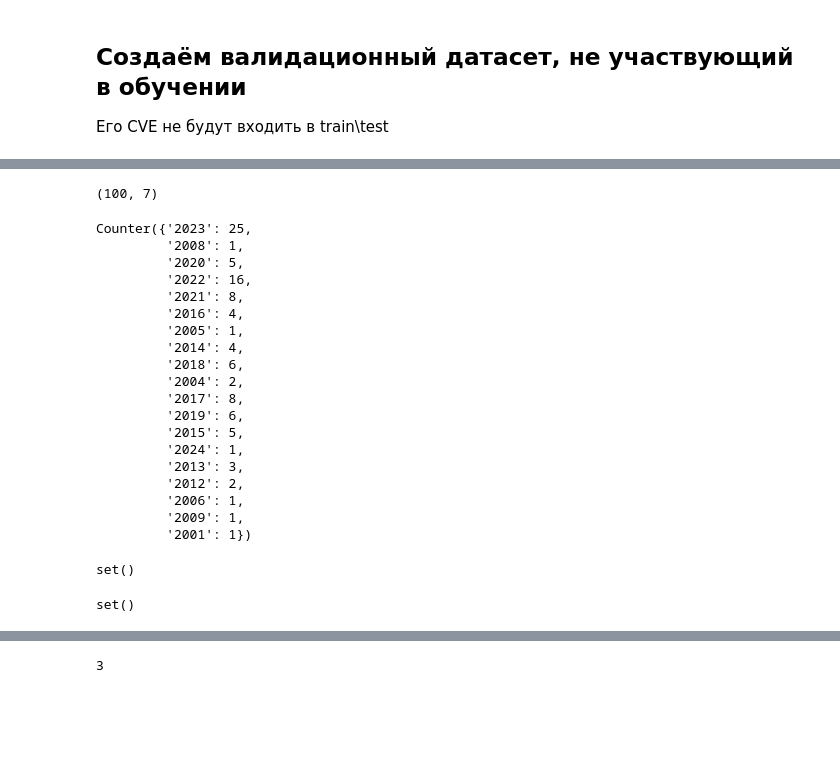
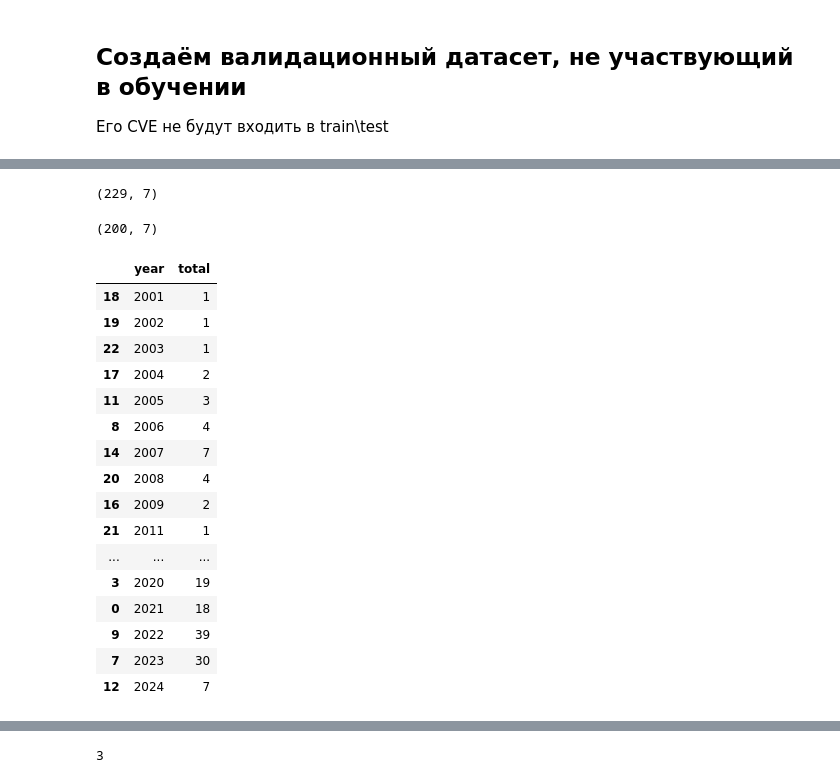
Before and after one commit to levshun/vulns_scanner, a Jupyter notebook: mikhail_code/notebooks/eda_versions.ipynb, the cells around one changed output, grey strips where cells are left out. Cells and saved outputs as stored; diff of their text form; code cells hidden in the pictures; blank space fills up the shorter version.

```diff
--- a/mikhail_code/notebooks/eda_versions.ipynb
+++ b/mikhail_code/notebooks/eda_versions.ipynb
@@ -1172,0 +1225,2 @@ df_sample = df[(~df.cve_id.isin(train_df.cve_id.unique())) & (~df.cve_id.isin(te
+# %%
+df_sample_raw = df.sample(250, random_state=42)
@@ -1173,36 +1231,34 @@ df_sample = df[(~df.cve_id.isin(train_df.cve_id.unique())) & (~df.cve_id.isin(te
+# %%
+df_sample = df_sample_raw[~df_sample_raw.cve_id.isin(used_cve)]
+df_sample.shape
+# %% [output]
+(229, 7)
 # %%
-df_sample = df_sample.drop_duplicates(subset=['cve_id']).iloc[:100]
+df_sample = df_sample.drop_duplicates(subset=['cve_id']).iloc[:200]
+df_sample.shape
+# %% [output]
+(200, 7)
-# %%
-df_sample.shape
-# %% [output]
-(100, 7)
-# %%
-Counter(df_sample.cve_id.astype(str).apply(lambda x: x[4:8]))
-# %% [output]
-Counter({'2023': 25,
-         '2008': 1,
-         '2020': 5,
-         '2022': 16,
-         '2021': 8,
-         '2016': 4,
-         '2005': 1,
-         '2014': 4,
-         '2018': 6,
-         '2004': 2,
-         '2017': 8,
-         '2019': 6,
-         '2015': 5,
-         '2024': 1,
-         '2013': 3,
-         '2012': 2,
-         '2006': 1,
-         '2009': 1,
-         '2001': 1})
-# %%
-set(df_sample.cve_id.unique()) & set(train_df.cve_id.unique())
-# %% [output]
-set()
-# %%
-set(df_sample.cve_id.unique()) & set(test_df.cve_id.unique())
-# %% [output]
-set()
+# %%
+year2count = Counter(df_sample.cve_id.astype(str).apply(lambda x: x[4:8]))
+year2count_list = list(zip(*list((x,y) for x,y in year2count.items())))
+total_per_year = pd.DataFrame(data={'year':map(int, year2count_list[0]),
+                   'total': year2count_list[1]})
+total_per_year.sort_values('year')
+# %% [output]
+|  | year | total |
+| 18 | 2001 | 1 |
+| 19 | 2002 | 1 |
+| 22 | 2003 | 1 |
+| 17 | 2004 | 2 |
+| 11 | 2005 | 3 |
+| 8 | 2006 | 4 |
+| 14 | 2007 | 7 |
+| 20 | 2008 | 4 |
+| 16 | 2009 | 2 |
+| 21 | 2011 | 1 |
+| ... | ... | ... |
+| 3 | 2020 | 19 |
+| 0 | 2021 | 18 |
+| 9 | 2022 | 39 |
+| 7 | 2023 | 30 |
+| 12 | 2024 | 7 |
```
Also changed, not shown: parts of 22 cells of this notebook, 4 other files.
